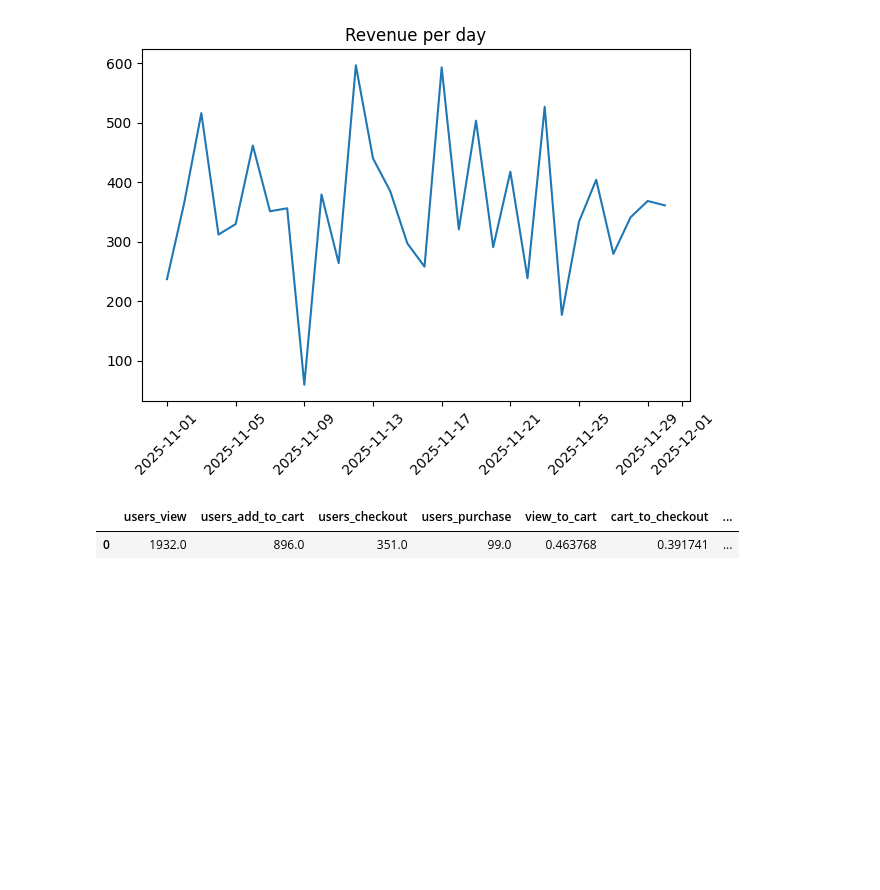
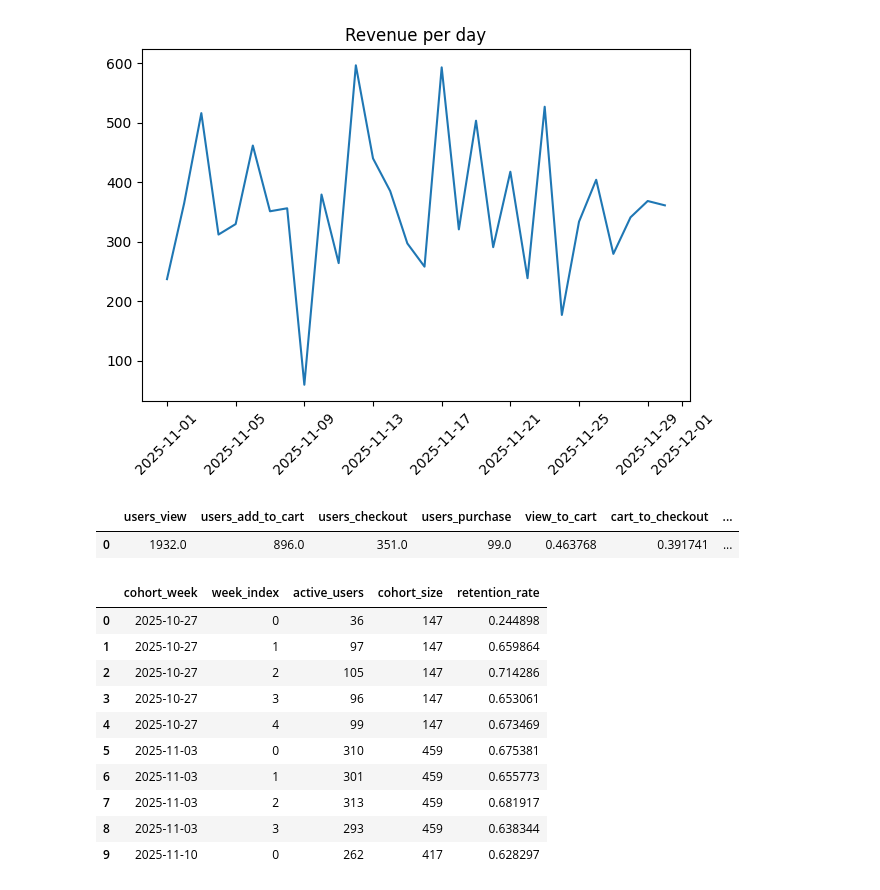
Before and after one commit to pratyush11float/ds-week1-2, a Jupyter notebook: notebooks/01_eda_metrics.ipynb, the cells around one changed output. Saved outputs shown, nothing was run; the diff lists cells and outputs as text; code cells hidden in the pictures; blank space fills up the shorter version.

```diff
--- a/notebooks/01_eda_metrics.ipynb
+++ b/notebooks/01_eda_metrics.ipynb
@@ -88,3 +89,22 @@ funnel
 # %% [output]
 |  | users_view | users_add_to_cart | users_checkout | users_purchase | view_to_cart | cart_to_checkout | ... |
 | 0 | 1932.0 | 896.0 | 351.0 | 99.0 | 0.463768 | 0.391741 | ... |
+# %%
+# Query to calculate Retention Analysis
+from pathlib import Path
+
+q = (Path("..") / "sql" / "03_retention.sql").read_text(encoding="utf-8")
+ret = con.execute(q).df()
+ret.head(10)
+# %% [output]
+|  | cohort_week | week_index | active_users | cohort_size | retention_rate |
+| 0 | 2025-10-27 | 0 | 36 | 147 | 0.244898 |
+| 1 | 2025-10-27 | 1 | 97 | 147 | 0.659864 |
+| 2 | 2025-10-27 | 2 | 105 | 147 | 0.714286 |
+| 3 | 2025-10-27 | 3 | 96 | 147 | 0.653061 |
+| 4 | 2025-10-27 | 4 | 99 | 147 | 0.673469 |
+| 5 | 2025-11-03 | 0 | 310 | 459 | 0.675381 |
+| 6 | 2025-11-03 | 1 | 301 | 459 | 0.655773 |
+| 7 | 2025-11-03 | 2 | 313 | 459 | 0.681917 |
+| 8 | 2025-11-03 | 3 | 293 | 459 | 0.638344 |
+| 9 | 2025-11-10 | 0 | 262 | 417 | 0.628297 |
```
Also changed, not shown: parts of 2 cells of this notebook, 1 other file.
